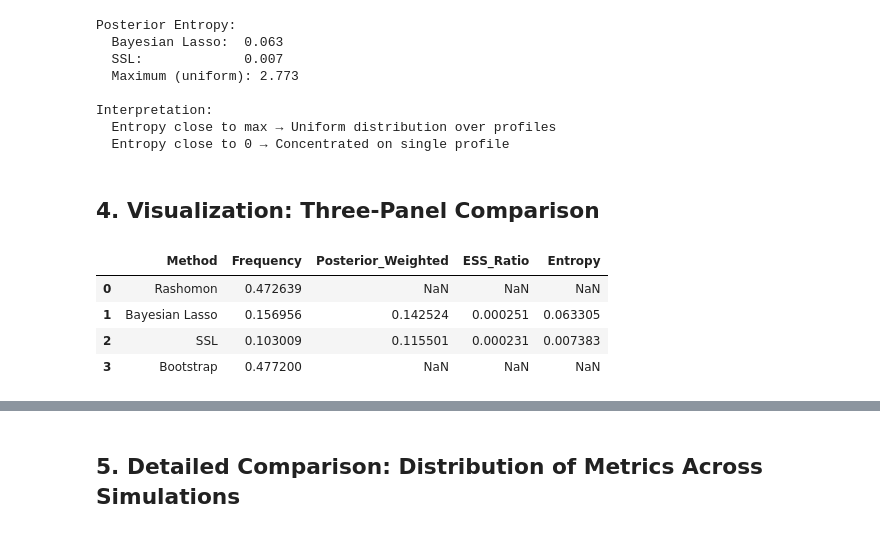
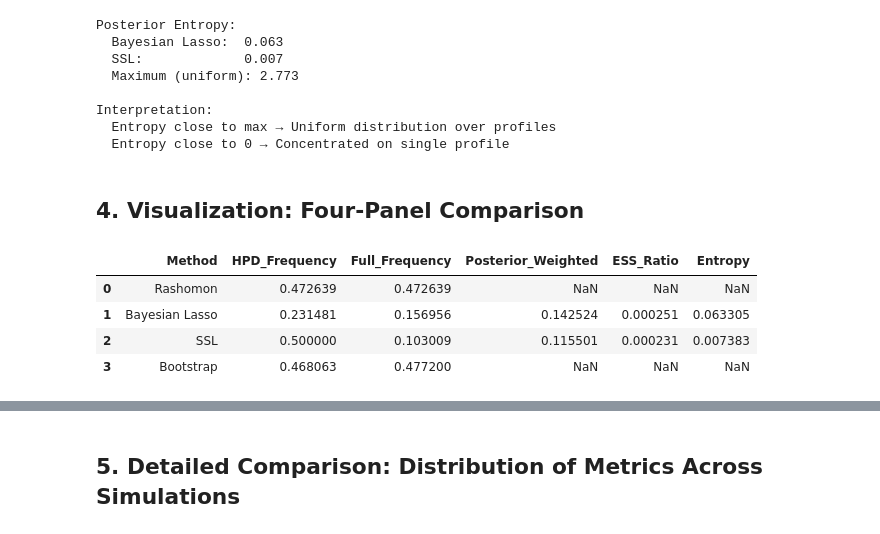
Before and after one commit to AparaV/rashomon-partition-sets, a Jupyter notebook: Code/analyze_posterior_comparison.ipynb, the cells around one changed output, grey strips where cells are left out. Drawn from its saved outputs; the diff is of its cells as text; code cells hidden in the pictures.

Commit message:
Add HPD region

```diff
--- a/Code/analyze_posterior_comparison.ipynb
+++ b/Code/analyze_posterior_comparison.ipynb
@@ -140,0 +265,23 @@ Frequency-Based Inclusion Rates:
+# %%
+# Compute full posterior frequency for MCMC methods
+
+# Bayesian Lasso: all samples
+blasso_full_freq, blasso_full_freq_mean = compute_frequency_inclusion(
+    blasso_df, true_best_profile
+)
+
+# SSL: all samples
+ssl_full_freq, ssl_full_freq_mean = compute_frequency_inclusion(
+    ssl_df, true_best_profile
+)
+
+# Bootstrap: all samples
+bootstrap_full_freq, bootstrap_full_freq_mean = compute_frequency_inclusion(
+    bootstrap_samples_df, true_best_profile
+)
+
+print("Full Posterior/Sample Frequency (Exploration Breadth):")
+print(f"  Bayesian Lasso:  {blasso_full_freq_mean:.3f}")
+print(f"  SSL:             {ssl_full_freq_mean:.3f}")
+print(f"  Bootstrap:       {bootstrap_full_freq_mean:.3f}")
+print("\nNote: These are lower because they include low-probability regions.")
@@ -285,23 +439,24 @@ Interpretation:
   Entropy close to max → Uniform distribution over profiles
   Entropy close to 0 → Concentrated on single profile
 # %% [markdown]
-## 4. Visualization: Three-Panel Comparison
+## 4. Visualization: Four-Panel Comparison
 # %%
 # Combine all metrics for plotting
 comparison_data = {
     'Method': ['Rashomon', 'Bayesian Lasso', 'SSL', 'Bootstrap'],
-    'Frequency': [rashomon_freq_mean, blasso_freq_mean, ssl_freq_mean, bootstrap_freq_mean],
+    'HPD_Frequency': [rashomon_freq_mean, blasso_hpd_freq_mean, ssl_hpd_freq_mean, bootstrap_topk_freq_mean],
+    'Full_Frequency': [rashomon_freq_mean, blasso_full_freq_mean, ssl_full_freq_mean, bootstrap_full_freq_mean],
     'Posterior_Weighted': [np.nan, blasso_weighted_mean, ssl_weighted_mean, np.nan],
     'ESS_Ratio': [np.nan, blasso_ess['ESS'].mean()/n_samples_blasso, ssl_ess['ESS'].mean()/n_samples_ssl, np.nan],
     'Entropy': [np.nan, blasso_entropy['posterior_entropy'].mean(), ssl_entropy['posterior_entropy'].mean(), np.nan]
 }
 comparison_df = pd.DataFrame(comparison_data)
 
 comparison_df
 # %% [output]
-|  | Method | Frequency | Posterior_Weighted | ESS_Ratio | Entropy |
-| 0 | Rashomon | 0.472639 | NaN | NaN | NaN |
-| 1 | Bayesian Lasso | 0.156956 | 0.142524 | 0.000251 | 0.063305 |
-| 2 | SSL | 0.103009 | 0.115501 | 0.000231 | 0.007383 |
-| 3 | Bootstrap | 0.477200 | NaN | NaN | NaN |
+|  | Method | HPD_Frequency | Full_Frequency | Posterior_Weighted | ESS_Ratio | Entropy |
+| 0 | Rashomon | 0.472639 | 0.472639 | NaN | NaN | NaN |
+| 1 | Bayesian Lasso | 0.231481 | 0.156956 | 0.142524 | 0.000251 | 0.063305 |
+| 2 | SSL | 0.500000 | 0.103009 | 0.115501 | 0.000231 | 0.007383 |
+| 3 | Bootstrap | 0.468063 | 0.477200 | NaN | NaN | NaN |
 # %%
```
Also changed, not shown: parts of 9 cells of this notebook.
